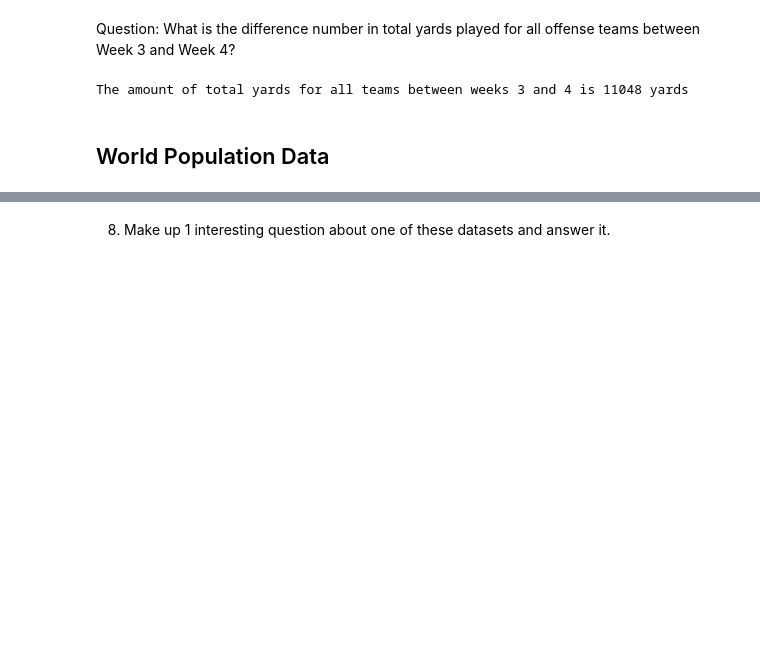
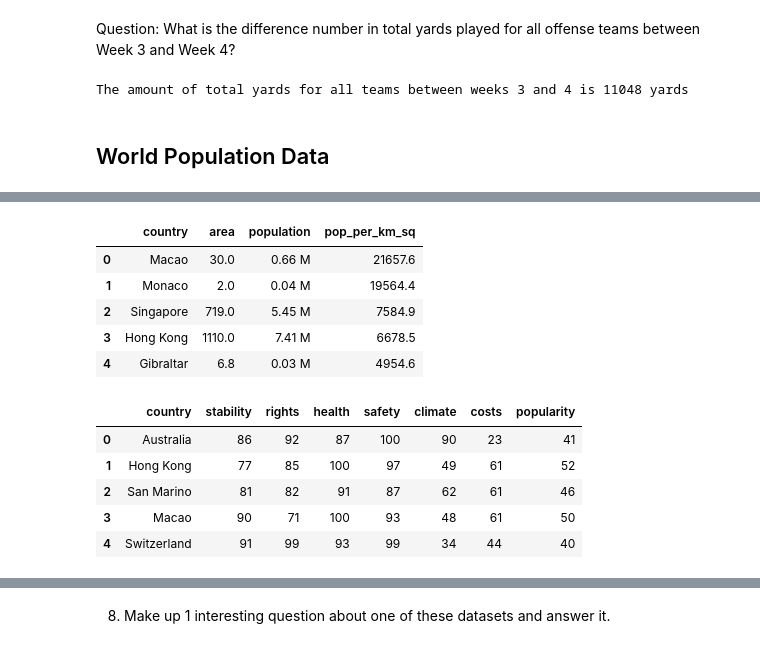
Before and after one commit to PHarris2002/cis277-fa22-Lab4, a Jupyter notebook: Lab4.ipynb, the cells around one changed output, grey strips where cells are left out. Drawn from its saved outputs; the diff is of its cells as text; code cells hidden in the pictures; blank space fills up the shorter version.

```diff
--- a/Lab4.ipynb
+++ b/Lab4.ipynb
@@ -122,0 +160,16 @@ The amount of total yards for all teams between weeks 3 and 4 is 11048 yards
+# %%
+display(population_density_df.head())
+display(quality_of_life_df.head())
+# %% [output]
+|  | country | area | population | pop_per_km_sq |
+| 0 | Macao | 30.0 | 0.66 M | 21657.6 |
+| 1 | Monaco | 2.0 | 0.04 M | 19564.4 |
+| 2 | Singapore | 719.0 | 5.45 M | 7584.9 |
+| 3 | Hong Kong | 1110.0 | 7.41 M | 6678.5 |
+| 4 | Gibraltar | 6.8 | 0.03 M | 4954.6 |
+|  | country | stability | rights | health | safety | climate | costs | popularity |
+| 0 | Australia | 86 | 92 | 87 | 100 | 90 | 23 | 41 |
+| 1 | Hong Kong | 77 | 85 | 100 | 97 | 49 | 61 | 52 |
+| 2 | San Marino | 81 | 82 | 91 | 87 | 62 | 61 | 46 |
+| 3 | Macao | 90 | 71 | 100 | 93 | 48 | 61 | 50 |
+| 4 | Switzerland | 91 | 99 | 93 | 99 | 34 | 44 | 40 |
```
Also changed, not shown: parts of 21 cells of this notebook.
